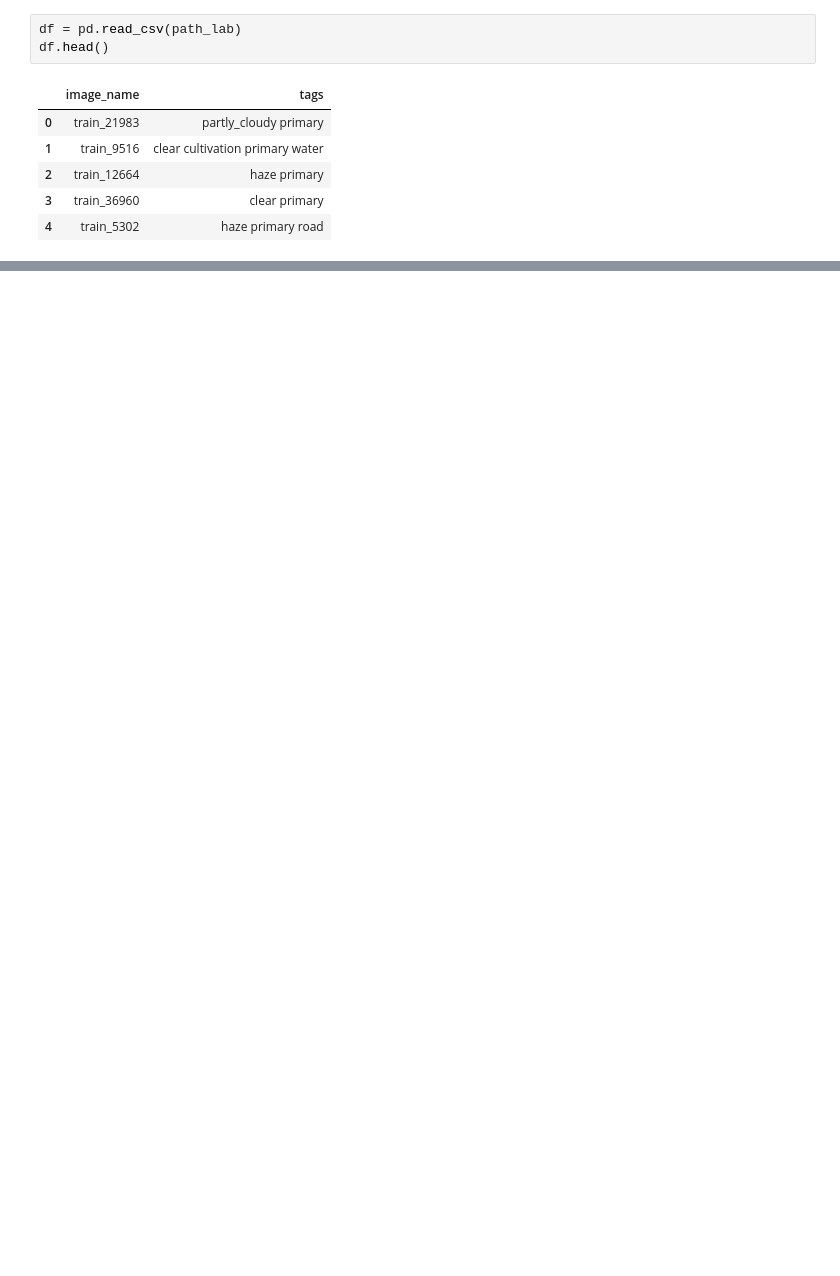
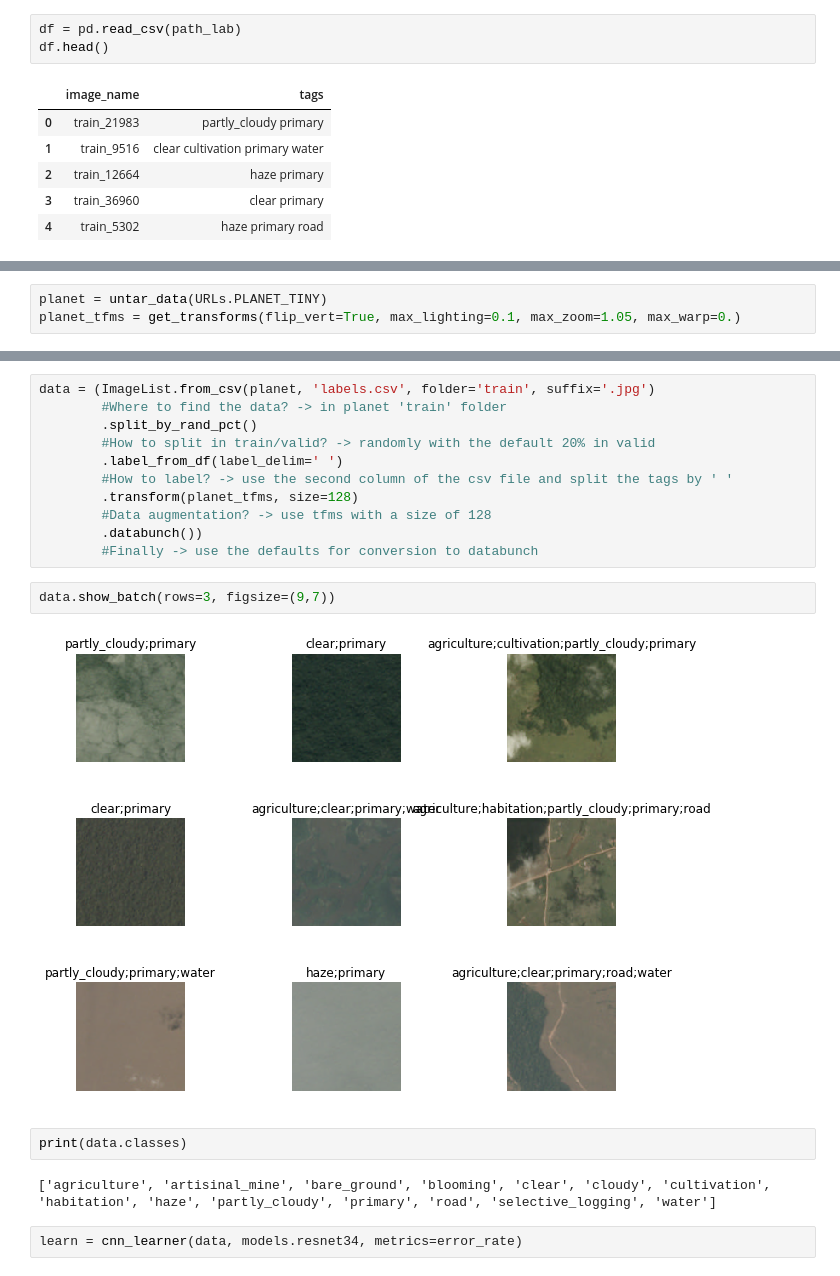
Before and after one commit to thomasrmulhern/fast_ai, a Jupyter notebook: image_classifier.ipynb, the cells around one changed output, grey strips where cells are left out. Drawn from its saved outputs; the diff is of its cells as text; blank space fills up the shorter version.

Commit message:
added block api, able to show batch and see labelled images; one_cycle_learn gets interrupted because it needs long targs, not floats

```diff
--- a/image_classifier.ipynb
+++ b/image_classifier.ipynb
@@ -124,0 +128,3 @@ IndexError: index 0 is out of bounds for axis 0 with size 0
+# %%
+planet = untar_data(URLs.PLANET_TINY)
+planet_tfms = get_transforms(flip_vert=True, max_lighting=0.1, max_zoom=1.05, max_warp=0.)
@@ -124,0 +158,21 @@ IndexError: index 0 is out of bounds for axis 0 with size 0
+# %%
+data = (ImageList.from_csv(planet, 'labels.csv', folder='train', suffix='.jpg')
+        #Where to find the data? -> in planet 'train' folder
+        .split_by_rand_pct()
+        #How to split in train/valid? -> randomly with the default 20% in valid
+        .label_from_df(label_delim=' ')
+        #How to label? -> use the second column of the csv file and split the tags by ' '
+        .transform(planet_tfms, size=128)
+        #Data augmentation? -> use tfms with a size of 128
+        .databunch())
+        #Finally -> use the defaults for conversion to databunch
+# %%
+data.show_batch(rows=3, figsize=(9,7))
+# %% [output]
+[figure, added]
+# %%
+print(data.classes)
+# %% [output]
+['agriculture', 'artisinal_mine', 'bare_ground', 'blooming', 'clear', 'cloudy', 'cultivation', 'habitation', 'haze', 'partly_cloudy', 'primary', 'road', 'selective_logging', 'water']
+# %%
+learn = cnn_learner(data, models.resnet34, metrics=error_rate)
```
Also changed, not shown: parts of 40 cells of this notebook.
